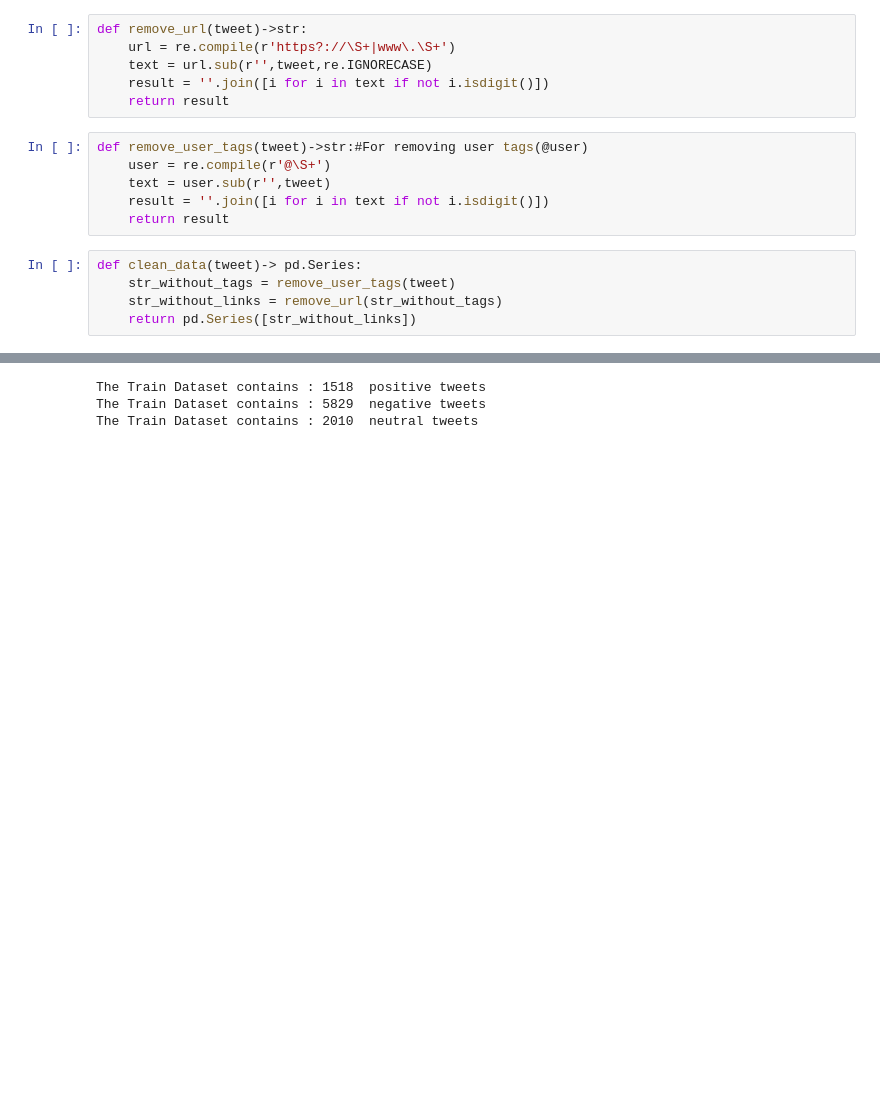
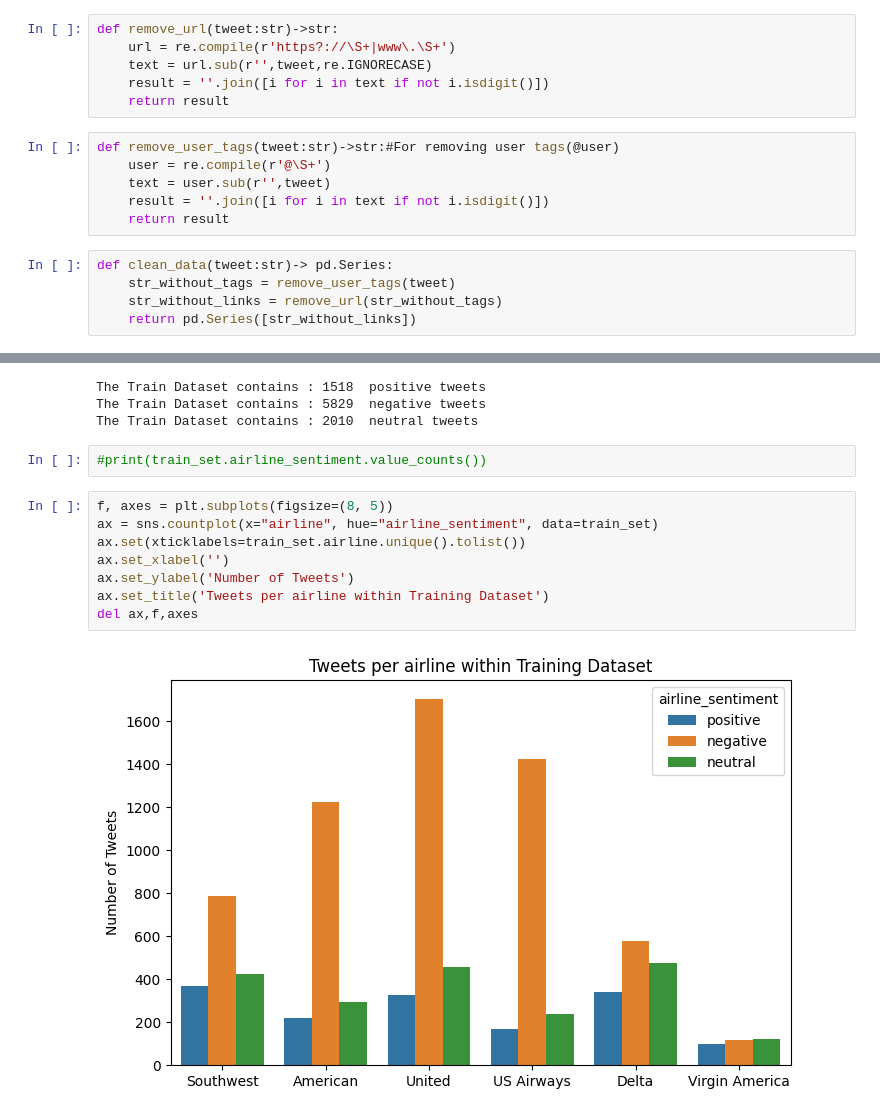
Before and after one commit to elyte5star/NLP, a Jupyter notebook: DAT305.ipynb, the cells around one changed output, grey strips where cells are left out. Drawn from its saved outputs; the diff is of its cells as text; blank space fills up the shorter version.

```diff
--- a/DAT305.ipynb
+++ b/DAT305.ipynb
@@ -135,19 +146,19 @@ LabelEncoder()
 # %% [markdown]
 ### Removing user tags ( @user, links and emoticons )
 # %%
-def remove_url(tweet)->str:
+def remove_url(tweet:str)->str:
     url = re.compile(r'https?://\S+|www\.\S+')
     text = url.sub(r'',tweet,re.IGNORECASE)
     result = ''.join([i for i in text if not i.isdigit()])
     return result
 # %%
-def remove_user_tags(tweet)->str:#For removing user tags(@user)
+def remove_user_tags(tweet:str)->str:#For removing user tags(@user)
     user = re.compile(r'@\S+')
     text = user.sub(r'',tweet)
     result = ''.join([i for i in text if not i.isdigit()])
     return result
 # %%
-def clean_data(tweet)-> pd.Series:
+def clean_data(tweet:str)-> pd.Series:
     str_without_tags = remove_user_tags(tweet)
     str_without_links = remove_url(str_without_tags)
     return pd.Series([str_without_links])
@@ -191,3 +203,15 @@ print('The Train Dataset contains :',neutral_sentiment.shape[0],' neutral tweets
 The Train Dataset contains : 1518  positive tweets
 The Train Dataset contains : 5829  negative tweets
 The Train Dataset contains : 2010  neutral tweets
+# %%
+#print(train_set.airline_sentiment.value_counts())
+# %%
+f, axes = plt.subplots(figsize=(8, 5))
+ax = sns.countplot(x="airline", hue="airline_sentiment", data=train_set)
+ax.set(xticklabels=train_set.airline.unique().tolist())
+ax.set_xlabel('')
+ax.set_ylabel('Number of Tweets')
+ax.set_title('Tweets per airline within Training Dataset')
+del ax,f,axes
+# %% [output]
+[figure, added]
```
Also changed, not shown: parts of 25 cells of this notebook.
